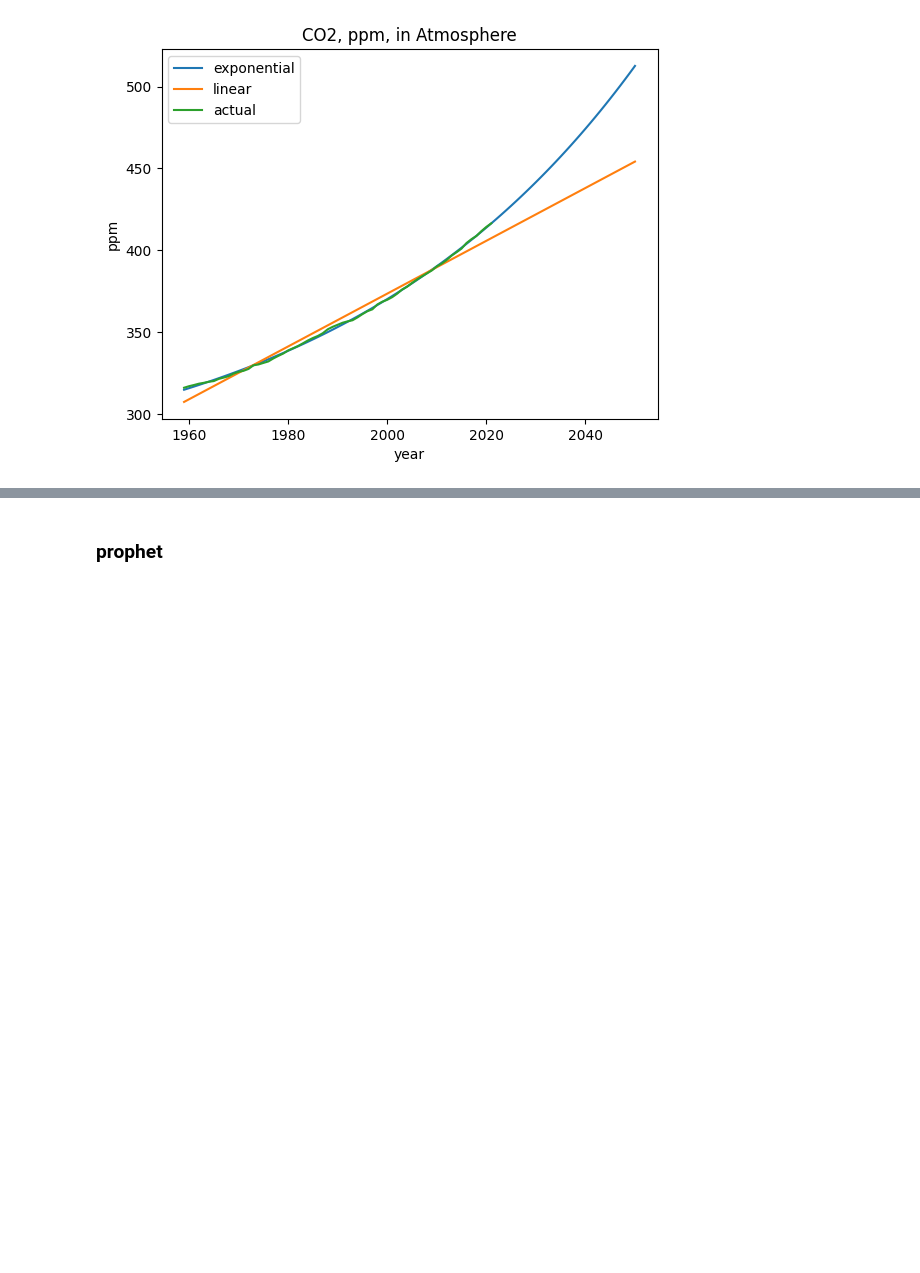
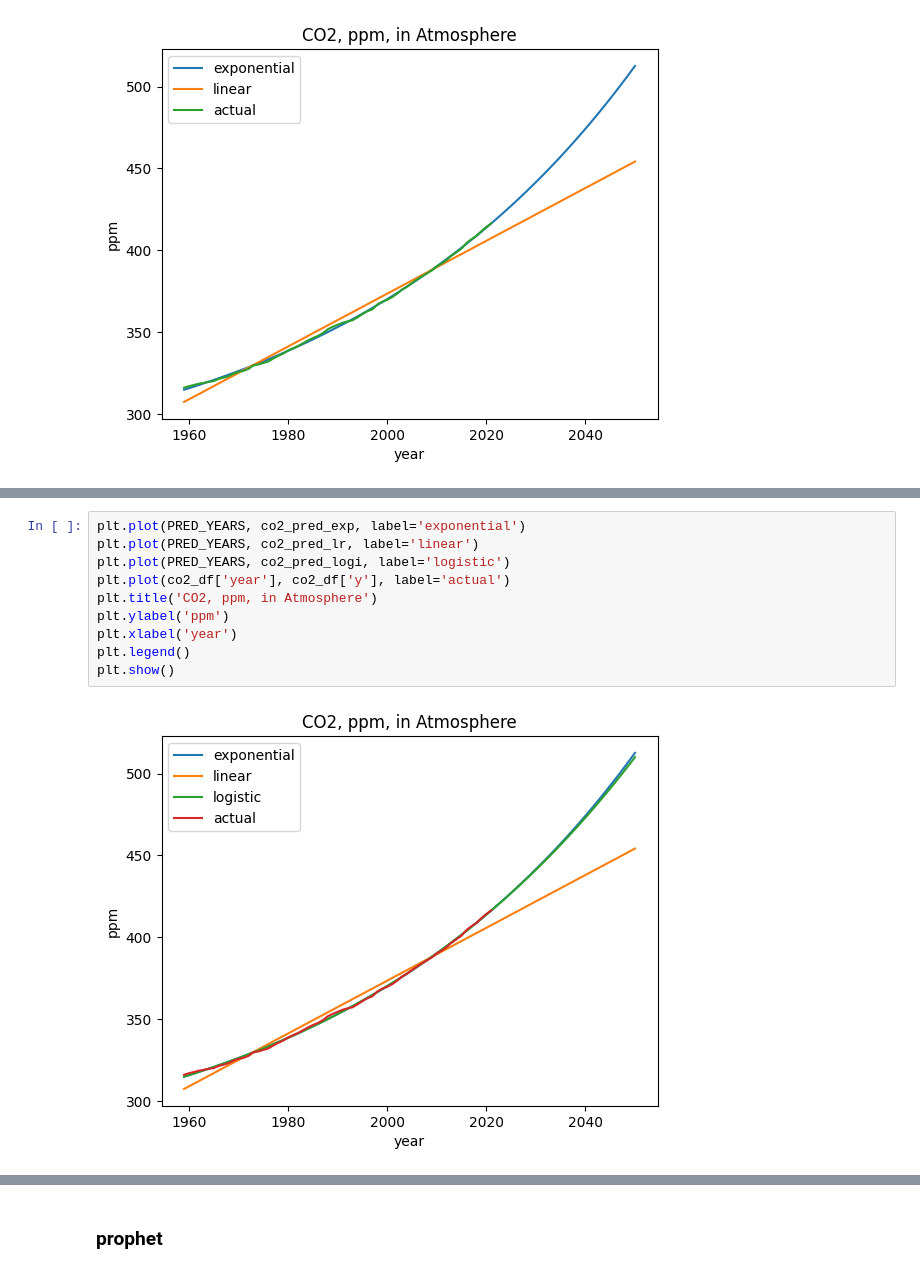
Before and after one commit to akioweh/The-HiMCM, a Jupyter notebook: py/main.ipynb, the cells around one changed output, grey strips where cells are left out. Drawn from its saved outputs; the diff is of its cells as text; blank space fills up the shorter version.

```diff
--- a/py/main.ipynb
+++ b/py/main.ipynb
@@ -248,0 +285,12 @@ plt.show()
+# %%
+plt.plot(PRED_YEARS, co2_pred_exp, label='exponential')
+plt.plot(PRED_YEARS, co2_pred_lr, label='linear')
+plt.plot(PRED_YEARS, co2_pred_logi, label='logistic')
+plt.plot(co2_df['year'], co2_df['y'], label='actual')
+plt.title('CO2, ppm, in Atmosphere')
+plt.ylabel('ppm')
+plt.xlabel('year')
+plt.legend()
+plt.show()
+# %% [output]
+[figure, added]
```
Also changed, not shown: parts of 25 cells of this notebook.
